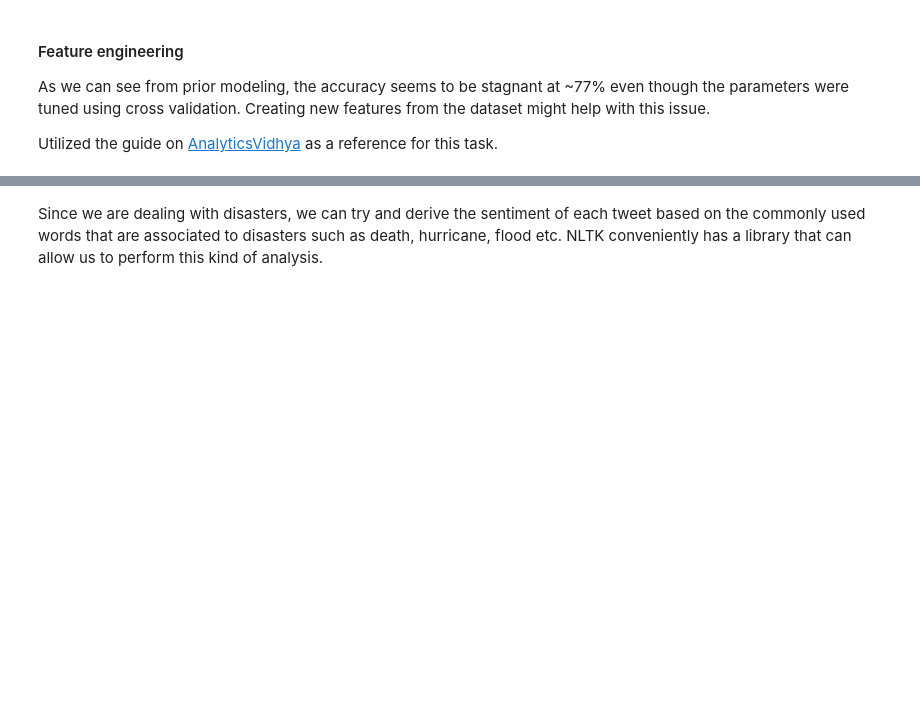
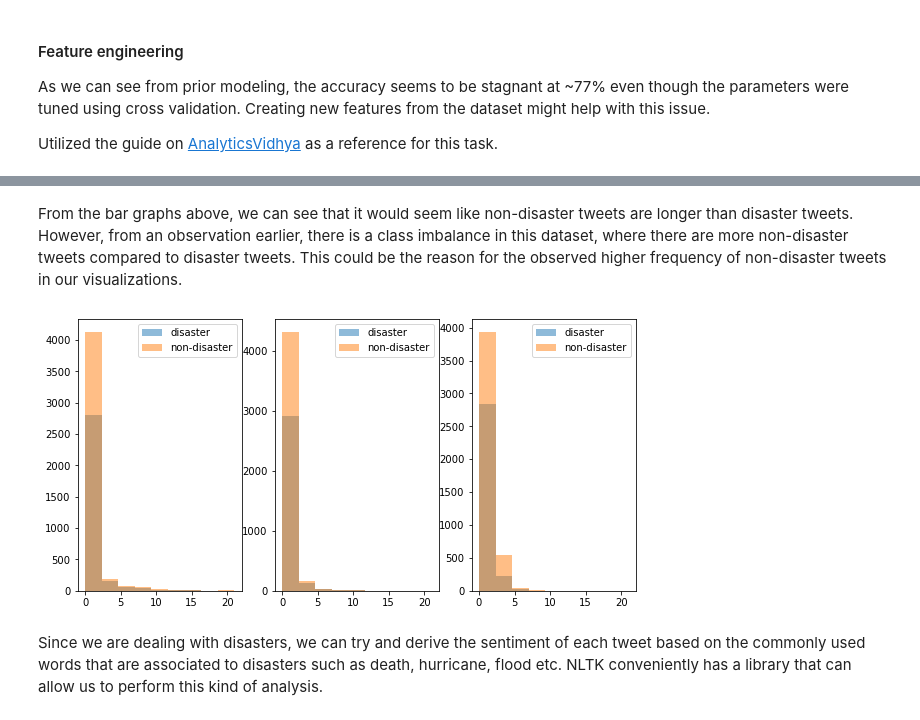
Before and after one commit to yepterence/Project-Cymopolea, a Jupyter notebook: text-processing.ipynb, the cells around one changed output, grey strips where cells are left out. Drawn from its saved outputs; the diff is of its cells as text; code cells hidden in the pictures; blank space fills up the shorter version.

```diff
--- a/text-processing.ipynb
+++ b/text-processing.ipynb
@@ -147,19 +281,23 @@ plt.show()
+# %% [markdown]
+From the bar graphs above, we can see that it would seem like non-disaster tweets are longer than disaster tweets. However, from an observation earlier, there is a class imbalance in this dataset, where there are more non-disaster tweets compared to disaster tweets. This could be the reason for the observed higher frequency of non-disaster tweets in our visualizations.
 # %%
-small_bins = np.linspace(0, 21, 3)
+small_bins = np.linspace(0, 21, 10)
 fig, ax = plt.subplots(1,3, figsize=(10,5))
 # plt.subplot(1,3,1) # 1 line, 2 rows, index nr 1 (first position in the subplot)
 ax[0].hist(raw_[raw_['target']==1]['CAPS_len'], small_bins, alpha=0.5, label='disaster')
 ax[0].hist(raw_[raw_['target']==0]['CAPS_len'], small_bins, alpha=0.5, label='non-disaster')
 ax[0].legend(loc='best')
 # plt.subplot(1, 3, 2)
 ax[1].hist(raw_[raw_['target']==1]['hashtag_count'], small_bins, alpha=0.5, label='disaster')
 ax[1].hist(raw_[raw_['target']==0]['hashtag_count'], small_bins, alpha=0.5, label='non-disaster')
 ax[1].legend(loc='best')
 # plt.subplot(1,3,3)
 ax[2].hist(raw_[raw_['target']==1]['sent_len'], small_bins, alpha=0.5, label='disaster')
 ax[2].hist(raw_[raw_['target']==0]['sent_len'], small_bins, alpha=0.5, label='non-disaster')
 ax[2].legend(loc='best')
 plt.show()
+# %% [output]
+[figure, added]
 # %% [markdown]
 Since we are dealing with disasters, we can try and derive the sentiment of each tweet based on the commonly used words that are associated to disasters such as death, hurricane, flood etc.
 NLTK conveniently has a library that can allow us to perform this kind of analysis.
```
Also changed, not shown: parts of 26 cells of this notebook.
